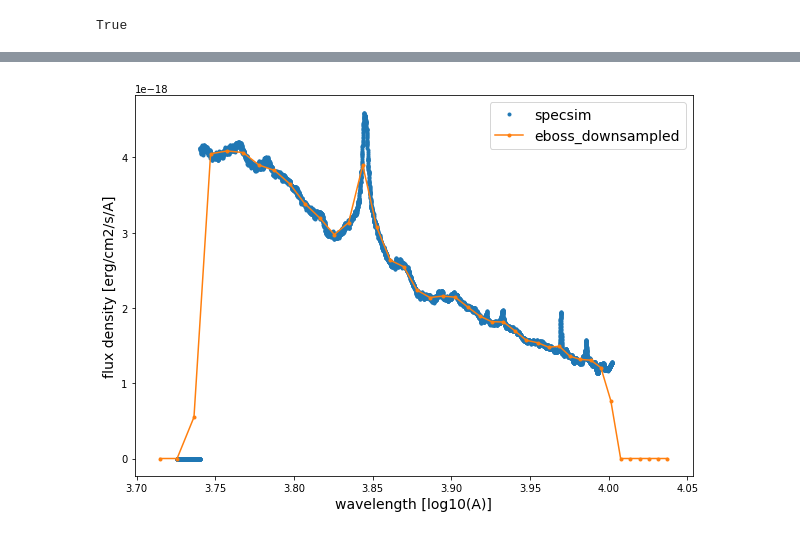
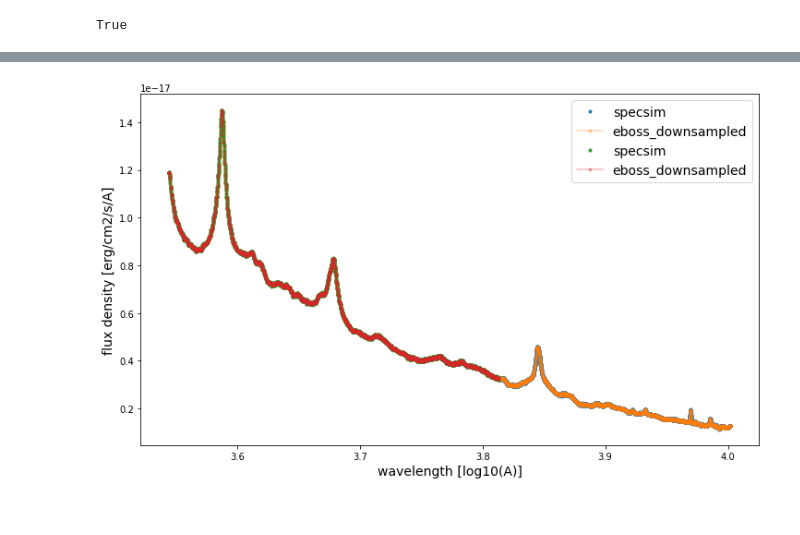
Before and after one commit to belaa/specsim-for-eboss, a Jupyter notebook: downsample_to_eBOSS_grid.ipynb, the cells around one changed output, grey strips where cells are left out. Saved outputs shown, nothing was run; the diff lists cells and outputs as text; code cells hidden in the pictures.

Commit message:
Fixed edge case

```diff
--- a/downsample_to_eBOSS_grid.ipynb
+++ b/downsample_to_eBOSS_grid.ipynb
@@ -435,13 +434,12 @@ def downsample_to_eboss(wavelength_out, wavelength_in, flux_in):
     edges_in = np.append(edges_in, edges_in[-1] + diff_in)
     edges_in = np.log10(edges_in)
 
-
     ## Define output bin edges
     diff_out = np.diff(wavelength_out)
     diff_out = np.append(diff_out, diff_out[-1])
     edges_out = wavelength_out - (0.5 * diff_out)
     edges_out = np.append(edges_out, edges_out[-1] + diff_out[-1])
-    edges_out = edges_out[::100]
+    #edges_out = edges_out[::10]
 
 
     ## Check that both grids are strictly increasing
@@ -492,7 +490,10 @@ def downsample_to_eboss(wavelength_out, wavelength_in, flux_in):
 
     ## Convert back from counts to flux density
     flux_out = hist_out / (np.diff(10 ** edges_out))
-    return(edges_out, flux_out)
+    ## Only return values within range of simulation wavelength grid
+    start = idx_in_out[0]
+    stop = idx_in_out[-1]
+    return(edges_out[start:stop], flux_out[start:stop-1])
 # %%
 test_eboss_counts, test_eboss_grid = downsample_to_eboss(eboss_wlen, b_wlen, b_flux)
 np.all(test_eboss_counts == output_hist), np.all(test_eboss_grid == eboss_edges)
@@ -506,5 +507,10 @@ True
 # %%
 eboss_r_wlen = np.load('r_loglam.npy')
 eboss_r_edges, eboss_r_flux = downsample_to_eboss(eboss_r_wlen, r_wlen, r_flux)
+# %%
+eboss_b_wlen = np.load('b_loglam.npy')
+eboss_b_edges, eboss_b_flux = downsample_to_eboss(eboss_b_wlen, b_wlen, b_flux)
 # %%
-mdpt = 0.5 * (eboss_r_edges[1:] + eboss_r_edges[:-1])
+r_mdpt = 0.5 * (eboss_r_edges[1:] + eboss_r_edges[:-1])
+# %%
+b_mdpt = 0.5 * (eboss_b_edges[1:] + eboss_b_edges[:-1])
@@ -511,10 +536,12 @@ mdpt = 0.5 * (eboss_r_edges[1:] + eboss_r_edges[:-1])
 # %%
-plt.figure(figsize=(10,7))
+plt.figure(figsize=(12,7))
 plt.plot(np.log10(r_wlen), r_flux, '.', label='specsim')
-plt.plot(mdpt, eboss_r_flux, '.-', label='eboss_downsampled')
+plt.plot(r_mdpt, eboss_r_flux, '.-', alpha=0.3, label='eboss_downsampled')
+plt.plot(np.log10(b_wlen), b_flux, '.', label='specsim')
+plt.plot(b_mdpt, eboss_b_flux, '.-', alpha=0.3, label='eboss_downsampled')
 plt.xlabel('wavelength [log10(A)]', fontsize=fs)
 plt.ylabel('flux density [erg/cm2/s/A]', fontsize=fs)
 plt.legend(fontsize=fs)
 plt.show()
 # %% [output]
-[figure, old version]
+[figure, new version]
```
Also changed, not shown: parts of 55 cells of this notebook.
